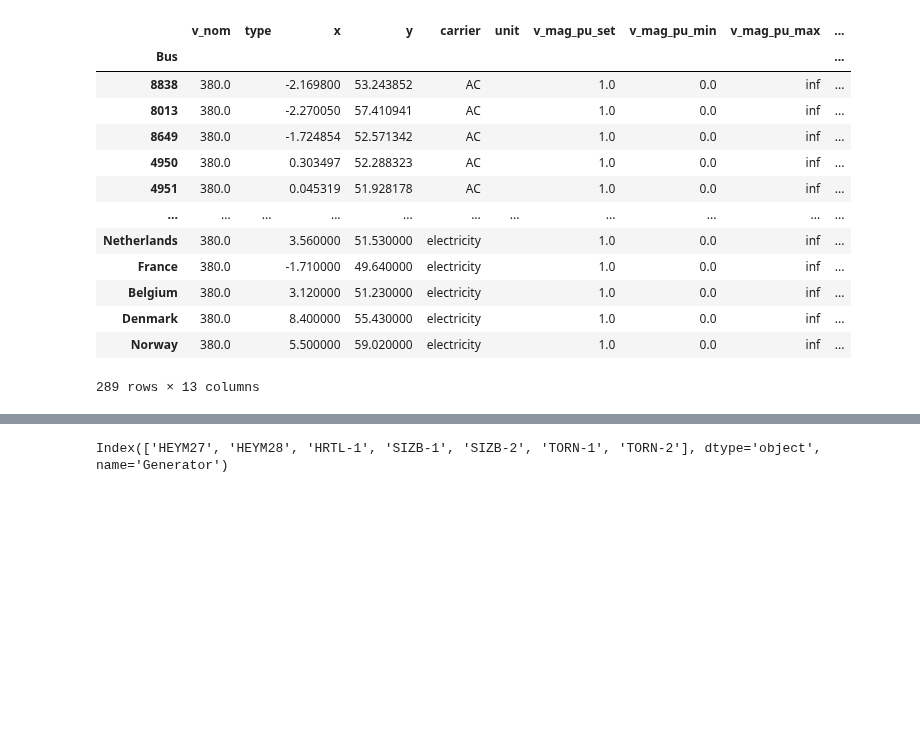
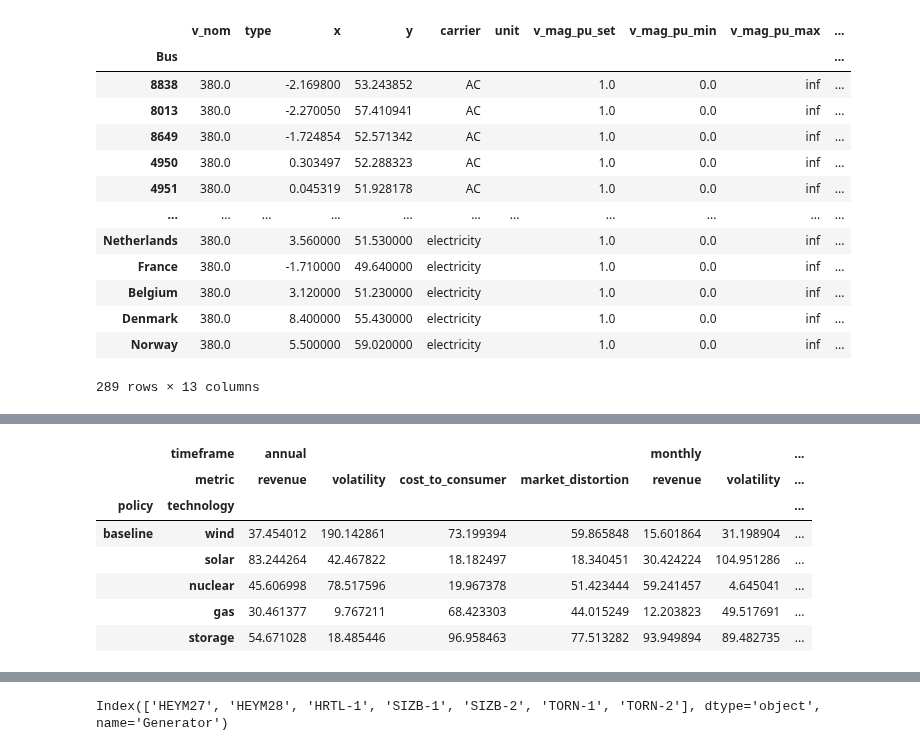
Before and after one commit to LukasFrankenQ/GBPower, a Jupyter notebook: notebooks/revenue_stabilisation.ipynb, the cells around one changed output, grey strips where cells are left out. Saved outputs shown, nothing was run; the diff lists cells and outputs as text; code cells hidden in the pictures; blank space fills up the shorter version.

```diff
--- a/notebooks/revenue_stabilisation.ipynb
+++ b/notebooks/revenue_stabilisation.ipynb
@@ -310,0 +445,47 @@ def get_unit_revenues(unit, who, bal):
+# %%
+import numpy as np
+import pandas as pd
+
+# Create a dummy DataFrame with MultiIndex for policy analysis
+# This will be used to store and analyze different policy scenarios
+
+# Define the levels for our MultiIndex
+policies = ['baseline', 'fixed_price', 'cap_and_floor', 'two_sided_cfd']
+technologies = ['wind', 'solar', 'nuclear', 'gas', 'storage']
+metrics = ['revenue', 'volatility', 'cost_to_consumer', 'market_distortion']
+
+# Create MultiIndex
+index = pd.MultiIndex.from_product([policies, technologies],
+                                   names=['policy', 'technology'])
+
+# Create columns MultiIndex
+columns = pd.MultiIndex.from_product([['annual', 'monthly', 'daily'], metrics],
+                                     names=['timeframe', 'metric'])
+
+# Create the dummy DataFrame with random values
+np.random.seed(42)  # For reproducibility
+dummy_data = np.random.rand(len(index), len(columns)) * 100
+dummy_df = pd.DataFrame(data=dummy_data, index=index, columns=columns)
+
+# Add some realistic patterns to the data
+# Higher volatility for renewables in baseline
+volatility_cols = [(t, 'volatility') for t in ['annual', 'monthly', 'daily']]
+for t in ['wind', 'solar']:
+    dummy_df.loc[('baseline', t), volatility_cols] *= 2
+
+# Lower volatility but higher cost for fixed price
+for t in technologies:
+    dummy_df.loc[('fixed_price', t), [(tf, 'volatility') for tf in ['annual', 'monthly', 'daily']]] *= 0.3
+    dummy_df.loc[('fixed_price', t), [(tf, 'cost_to_consumer') for tf in ['annual', 'monthly', 'daily']]] *= 1.5
+
+# Display the first few rows of the dummy DataFrame
+dummy_df.head()
+# %% [output]
+|  | timeframe | annual |  |  |  | monthly |  | ... |
+|  | metric | revenue | volatility | cost_to_consumer | market_distortion | revenue | volatility | ... |
+| policy | technology |  |  |  |  |  |  | ... |
+| baseline | wind | 37.454012 | 190.142861 | 73.199394 | 59.865848 | 15.601864 | 31.198904 | ... |
+|  | solar | 83.244264 | 42.467822 | 18.182497 | 18.340451 | 30.424224 | 104.951286 | ... |
+|  | nuclear | 45.606998 | 78.517596 | 19.967378 | 51.423444 | 59.241457 | 4.645041 | ... |
+|  | gas | 30.461377 | 9.767211 | 68.423303 | 44.015249 | 12.203823 | 49.517691 | ... |
+|  | storage | 54.671028 | 18.485446 | 96.958463 | 77.513282 | 93.949894 | 89.482735 | ... |
```
Also changed, not shown: parts of 14 cells of this notebook, 4 other files.
